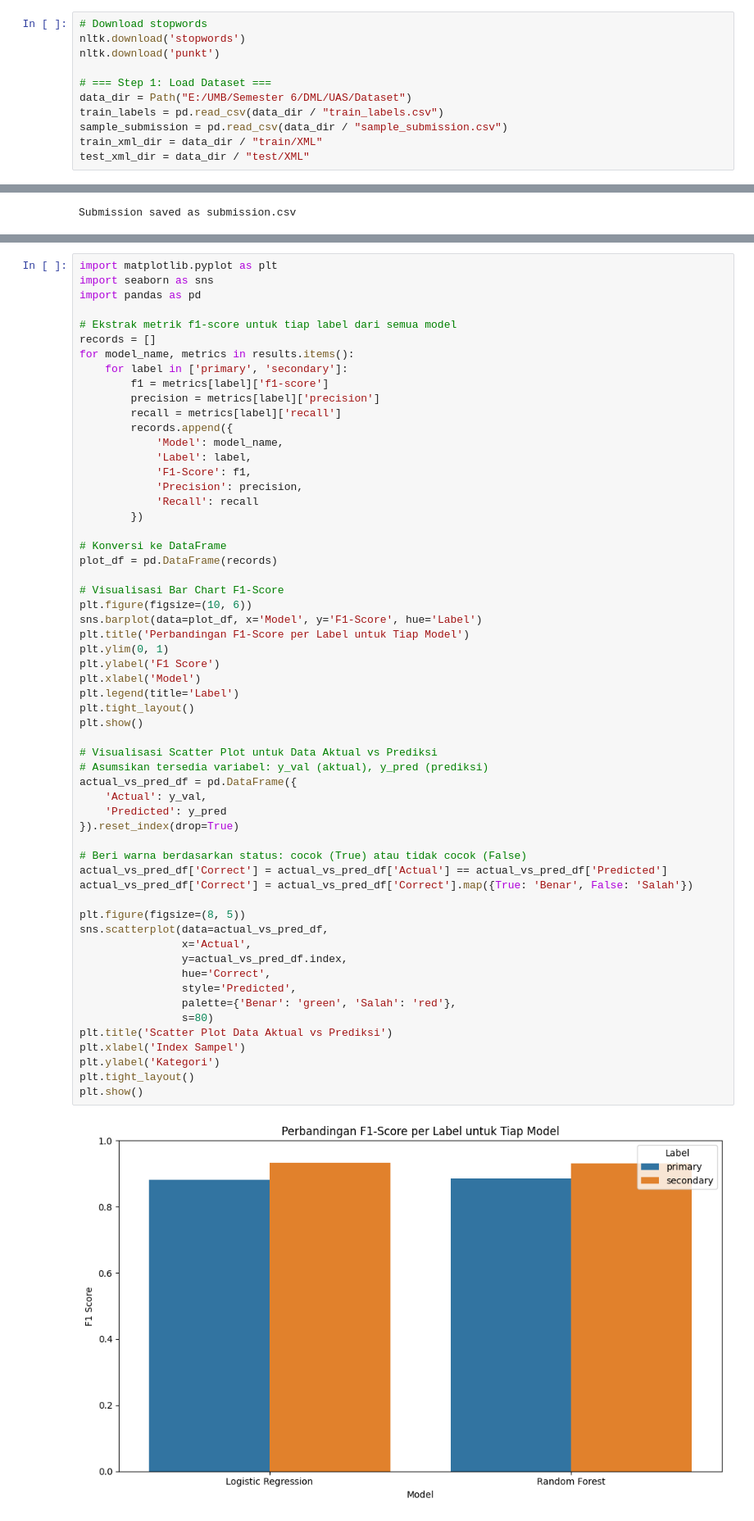
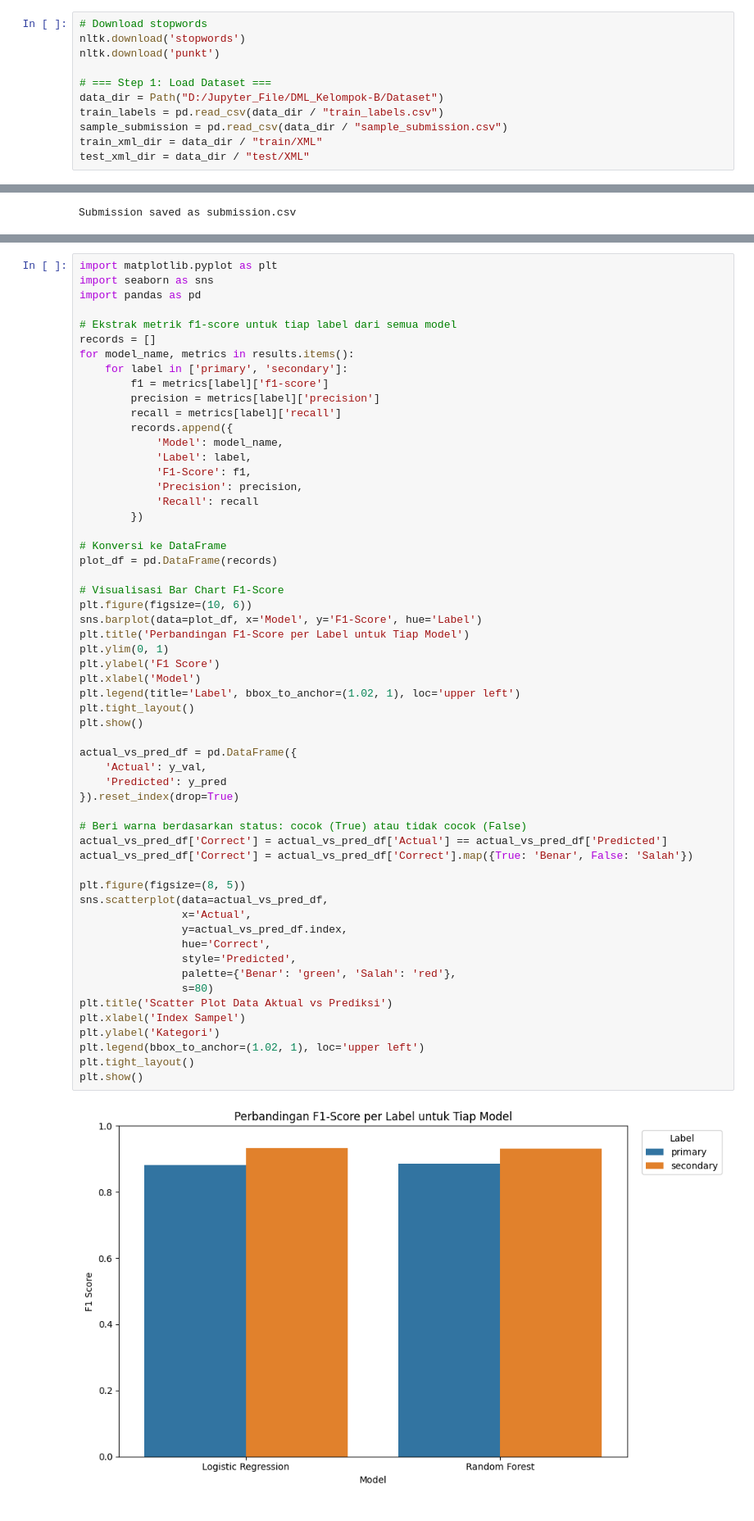
Before and after one commit to ANugroho186/DML_Kelompok-B, a Jupyter notebook: File_Jupyter/DML_UAS.ipynb, the cells around one changed output, grey strips where cells are left out. Shown: that part at 82% size. Saved outputs shown, nothing was run; the diff lists cells and outputs as text.

```diff
--- a/File_Jupyter/DML_UAS.ipynb
+++ b/File_Jupyter/DML_UAS.ipynb
@@ -20,7 +20,7 @@ nltk.download('stopwords')
 nltk.download('punkt')
 
 # === Step 1: Load Dataset ===
-data_dir = Path("E:/UMB/Semester 6/DML/UAS/Dataset")
+data_dir = Path("D:/Jupyter_File/DML_Kelompok-B/Dataset")
 train_labels = pd.read_csv(data_dir / "train_labels.csv")
 sample_submission = pd.read_csv(data_dir / "sample_submission.csv")
 train_xml_dir = data_dir / "train/XML"
@@ -211,34 +211,33 @@ sns.barplot(data=plot_df, x='Model', y='F1-Score', hue='Label')
 plt.title('Perbandingan F1-Score per Label untuk Tiap Model')
 plt.ylim(0, 1)
 plt.ylabel('F1 Score')
 plt.xlabel('Model')
-plt.legend(title='Label')
+plt.legend(title='Label', bbox_to_anchor=(1.02, 1), loc='upper left')
 plt.tight_layout()
 plt.show()
 
-# Visualisasi Scatter Plot untuk Data Aktual vs Prediksi
-# Asumsikan tersedia variabel: y_val (aktual), y_pred (prediksi)
 actual_vs_pred_df = pd.DataFrame({
     'Actual': y_val,
     'Predicted': y_pred
 }).reset_index(drop=True)
 
 # Beri warna berdasarkan status: cocok (True) atau tidak cocok (False)
 actual_vs_pred_df['Correct'] = actual_vs_pred_df['Actual'] == actual_vs_pred_df['Predicted']
 actual_vs_pred_df['Correct'] = actual_vs_pred_df['Correct'].map({True: 'Benar', False: 'Salah'})
 
 plt.figure(figsize=(8, 5))
 sns.scatterplot(data=actual_vs_pred_df,
                 x='Actual',
                 y=actual_vs_pred_df.index,
                 hue='Correct',
                 style='Predicted',
                 palette={'Benar': 'green', 'Salah': 'red'},
                 s=80)
 plt.title('Scatter Plot Data Aktual vs Prediksi')
 plt.xlabel('Index Sampel')
 plt.ylabel('Kategori')
+plt.legend(bbox_to_anchor=(1.02, 1), loc='upper left')
 plt.tight_layout()
 plt.show()
 # %% [output]
-[figure, old version]
+[figure, new version]
```
Also changed, not shown: parts of 3 cells of this notebook, 2 other files.
